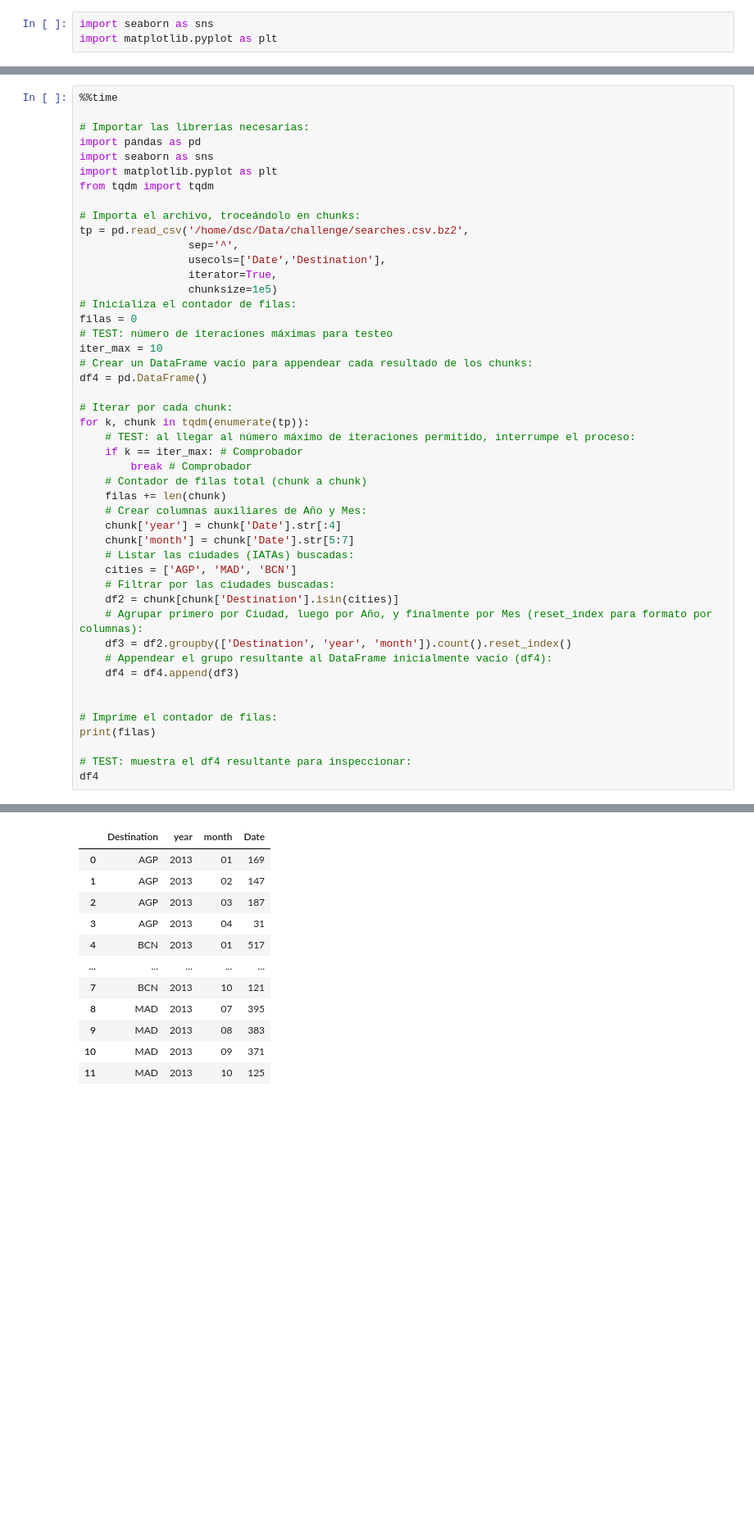
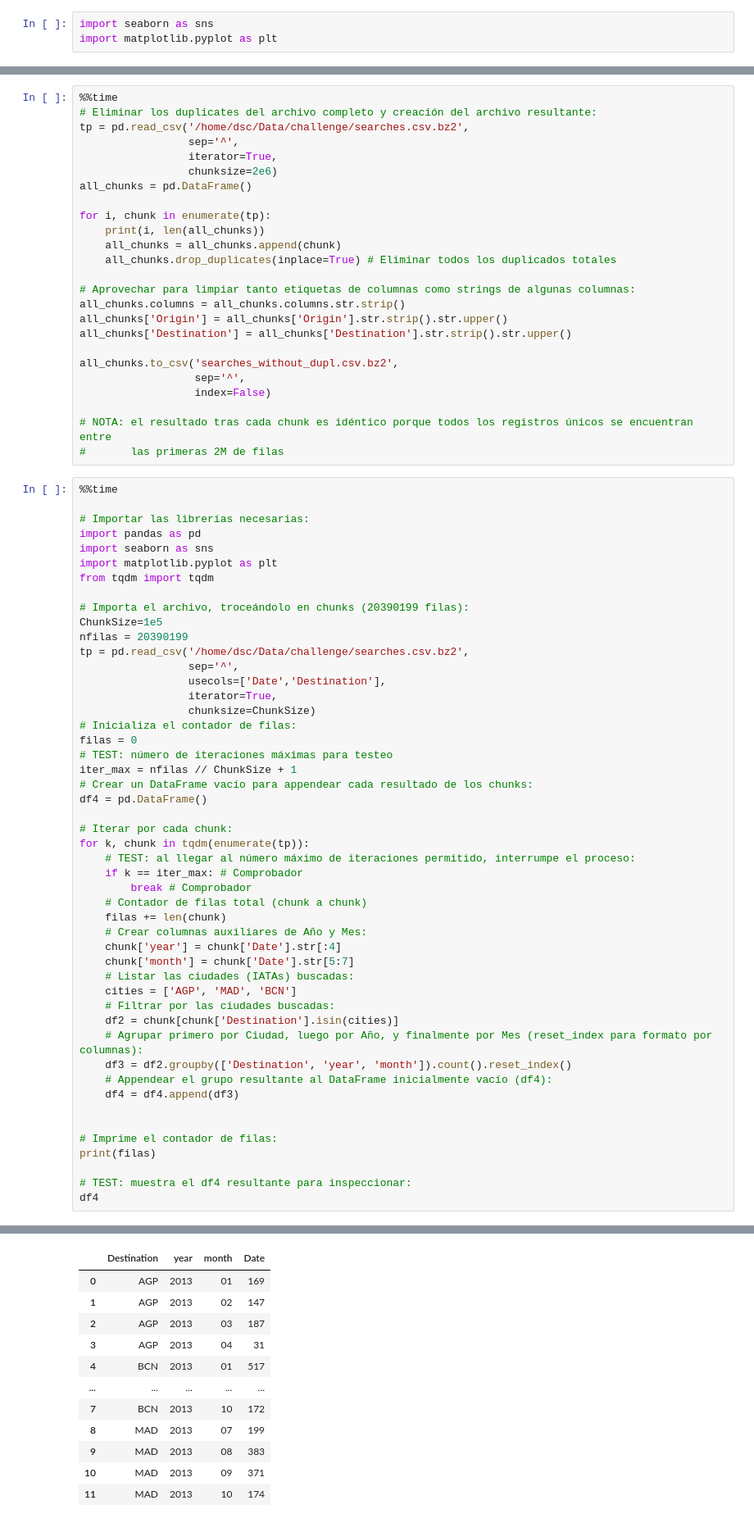
Before and after one commit to malonsol/mario, a Jupyter notebook: challenge/DS_Challenge_Mario.ipynb, the cells around one changed output, grey strips where cells are left out. Shown at 82% size. Cells and saved outputs as stored; diff of their text form; blank space fills up the shorter version.

```diff
--- a/challenge/DS_Challenge_Mario.ipynb
+++ b/challenge/DS_Challenge_Mario.ipynb
@@ -571,3 +582,28 @@ print(k)
+# %%
+%%time
+# Eliminar los duplicates del archivo completo y creación del archivo resultante:
+tp = pd.read_csv('/home/dsc/Data/challenge/searches.csv.bz2',
+                 sep='^',
+                 iterator=True,
+                 chunksize=2e6)
+all_chunks = pd.DataFrame()
+
+for i, chunk in enumerate(tp):
+    print(i, len(all_chunks))
+    all_chunks = all_chunks.append(chunk)
+    all_chunks.drop_duplicates(inplace=True) # Eliminar todos los duplicados totales
+
+# Aprovechar para limpiar tanto etiquetas de columnas como strings de algunas columnas:
+all_chunks.columns = all_chunks.columns.str.strip()
+all_chunks['Origin'] = all_chunks['Origin'].str.strip().str.upper()
+all_chunks['Destination'] = all_chunks['Destination'].str.strip().str.upper()
+
+all_chunks.to_csv('searches_without_dupl.csv.bz2',
+                  sep='^',
+                  index=False)
+
+# NOTA: el resultado tras cada chunk es idéntico porque todos los registros únicos se encuentran entre
+#       las primeras 2M de filas
 # %%
 %%time
 
@@ -577,16 +613,18 @@ import seaborn as sns
 import matplotlib.pyplot as plt
 from tqdm import tqdm
 
-# Importa el archivo, troceándolo en chunks:
+# Importa el archivo, troceándolo en chunks (20390199 filas):
+ChunkSize=1e5
+nfilas = 20390199
 tp = pd.read_csv('/home/dsc/Data/challenge/searches.csv.bz2',
                  sep='^',
                  usecols=['Date','Destination'],
                  iterator=True,
-                 chunksize=1e5)
+                 chunksize=ChunkSize)
 # Inicializa el contador de filas:
 filas = 0
 # TEST: número de iteraciones máximas para testeo
-iter_max = 10
+iter_max = nfilas // ChunkSize + 1
 # Crear un DataFrame vacío para appendear cada resultado de los chunks:
 df4 = pd.DataFrame()
 
@@ -622,12 +660,12 @@ Wall time: 38.6 s
 |  | Destination | year | month | Date |
 | 0 | AGP | 2013 | 01 | 169 |
 | 1 | AGP | 2013 | 02 | 147 |
 | 2 | AGP | 2013 | 03 | 187 |
 | 3 | AGP | 2013 | 04 | 31 |
 | 4 | BCN | 2013 | 01 | 517 |
 | ... | ... | ... | ... | ... |
-| 7 | BCN | 2013 | 10 | 121 |
-| 8 | MAD | 2013 | 07 | 395 |
+| 7 | BCN | 2013 | 10 | 172 |
+| 8 | MAD | 2013 | 07 | 199 |
 | 9 | MAD | 2013 | 08 | 383 |
 | 10 | MAD | 2013 | 09 | 371 |
-| 11 | MAD | 2013 | 10 | 125 |
+| 11 | MAD | 2013 | 10 | 174 |
```
Also changed, not shown: parts of 6 cells of this notebook.
